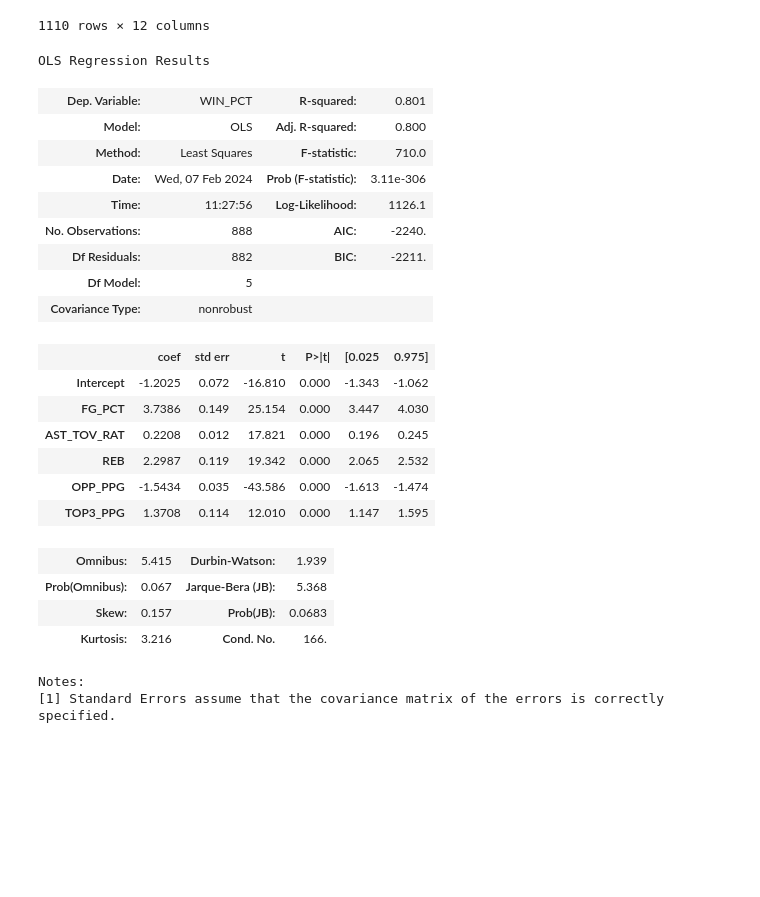
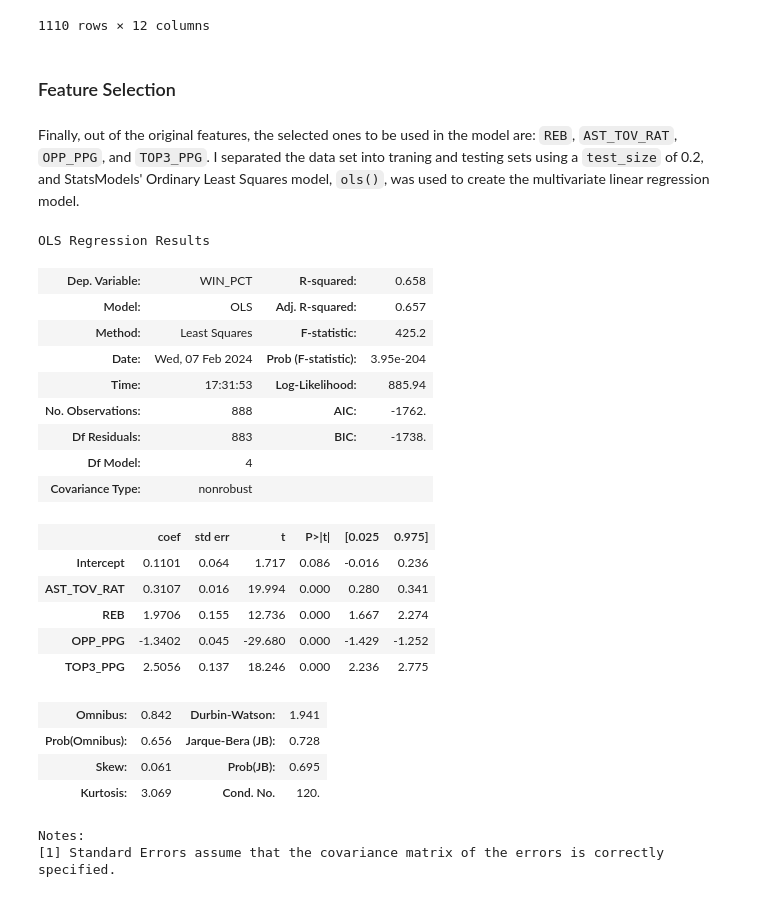
Before and after one commit to marcelcastrolima/nba_data_project, a Jupyter notebook: linear_regression_model.ipynb, the cells around one changed output. Cells and saved outputs as stored; diff of their text form; code cells hidden in the pictures; blank space fills up the shorter version.

```diff
--- a/linear_regression_model.ipynb
+++ b/linear_regression_model.ipynb
@@ -69,42 +96,48 @@ test_model_new_features = all_features_scaled[['WIN_PCT', 'FG_PCT','REB','AST_TO
+# %% [markdown]
+### Feature Selection
+# %% [markdown]
+Finally, out of the original features, the selected ones to be used in the model are: `REB`, `AST_TOV_RAT`, `OPP_PPG`, and `TOP3_PPG`. I separated the data set into traning and testing sets using a `test_size` of 0.2, and StatsModels' Ordinary Least Squares model, `ols()`, was used to create the multivariate linear regression model.
 # %%
-data_X = test_model_new_features[['FG_PCT','REB','AST_TOV_RAT','OPP_PPG', 'PTS', 'TOP3_PPG']]
-data_Y = test_model_new_features['WIN_PCT']
+# Separate data set into the predicted and predicting varibles
+data_X = all_features_scaled[['REB','AST_TOV_RAT', 'OPP_PPG', 'TOP3_PPG']]
+data_Y = all_features_scaled['WIN_PCT']
+
+# Use train_test_split to create the training and testing sets
 X_train, X_test, y_train, y_test = train_test_split(data_X, data_Y,
                                                     test_size = 0.2, random_state = 7)
 # %%
 # Write out OLS formula as a string
-ols_formula = "WIN_PCT ~ FG_PCT + AST_TOV_RAT + REB + OPP_PPG + TOP3_PPG"
+ols_formula = "WIN_PCT ~ AST_TOV_RAT + REB + OPP_PPG + TOP3_PPG"
 
 # Create OLS dataframe
 ols_data = pd.concat([X_train, y_train], axis = 1)
 
 # Create OLS object and fit the model
 OLS = ols(formula = ols_formula, data = ols_data)
 model = OLS.fit()
 
 # Get model results
 model.summary()
 # %% [output]
 OLS Regression Results
-| Dep. Variable: | WIN_PCT | R-squared: | 0.801 |
-| Model: | OLS | Adj. R-squared: | 0.800 |
-| Method: | Least Squares | F-statistic: | 710.0 |
-| Date: | Wed, 07 Feb 2024 | Prob (F-statistic): | 3.11e-306 |
-| Time: | 11:27:56 | Log-Likelihood: | 1126.1 |
-| No. Observations: | 888 | AIC: | -2240. |
-| Df Residuals: | 882 | BIC: | -2211. |
-| Df Model: | 5 |  |  |
+| Dep. Variable: | WIN_PCT | R-squared: | 0.658 |
+| Model: | OLS | Adj. R-squared: | 0.657 |
+| Method: | Least Squares | F-statistic: | 425.2 |
+| Date: | Wed, 07 Feb 2024 | Prob (F-statistic): | 3.95e-204 |
+| Time: | 17:31:53 | Log-Likelihood: | 885.94 |
+| No. Observations: | 888 | AIC: | -1762. |
+| Df Residuals: | 883 | BIC: | -1738. |
+| Df Model: | 4 |  |  |
 | Covariance Type: | nonrobust |  |  |
 |  | coef | std err | t | P>|t| | [0.025 | 0.975] |
-| Intercept | -1.2025 | 0.072 | -16.810 | 0.000 | -1.343 | -1.062 |
-| FG_PCT | 3.7386 | 0.149 | 25.154 | 0.000 | 3.447 | 4.030 |
-| AST_TOV_RAT | 0.2208 | 0.012 | 17.821 | 0.000 | 0.196 | 0.245 |
-| REB | 2.2987 | 0.119 | 19.342 | 0.000 | 2.065 | 2.532 |
-| OPP_PPG | -1.5434 | 0.035 | -43.586 | 0.000 | -1.613 | -1.474 |
-| TOP3_PPG | 1.3708 | 0.114 | 12.010 | 0.000 | 1.147 | 1.595 |
+| Intercept | 0.1101 | 0.064 | 1.717 | 0.086 | -0.016 | 0.236 |
+| AST_TOV_RAT | 0.3107 | 0.016 | 19.994 | 0.000 | 0.280 | 0.341 |
+| REB | 1.9706 | 0.155 | 12.736 | 0.000 | 1.667 | 2.274 |
+| OPP_PPG | -1.3402 | 0.045 | -29.680 | 0.000 | -1.429 | -1.252 |
+| TOP3_PPG | 2.5056 | 0.137 | 18.246 | 0.000 | 2.236 | 2.775 |
-| Omnibus: | 5.415 | Durbin-Watson: | 1.939 |
-| Prob(Omnibus): | 0.067 | Jarque-Bera (JB): | 5.368 |
-| Skew: | 0.157 | Prob(JB): | 0.0683 |
-| Kurtosis: | 3.216 | Cond. No. | 166. |
+| Omnibus: | 0.842 | Durbin-Watson: | 1.941 |
+| Prob(Omnibus): | 0.656 | Jarque-Bera (JB): | 0.728 |
+| Skew: | 0.061 | Prob(JB): | 0.695 |
+| Kurtosis: | 3.069 | Cond. No. | 120. |
 Notes:
 [1] Standard Errors assume that the covariance matrix of the errors is correctly specified.
```
Also changed, not shown: parts of 21 cells of this notebook.
